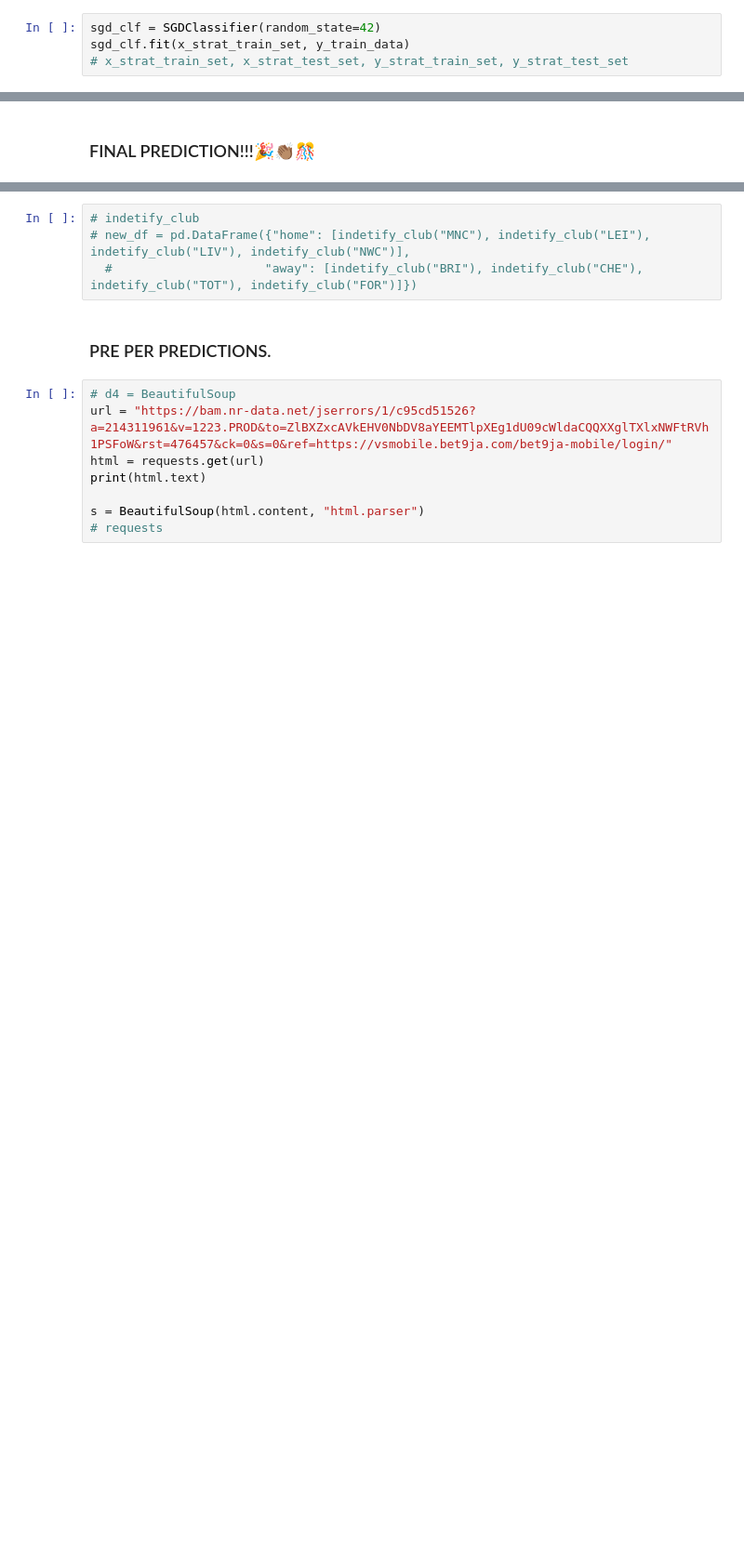
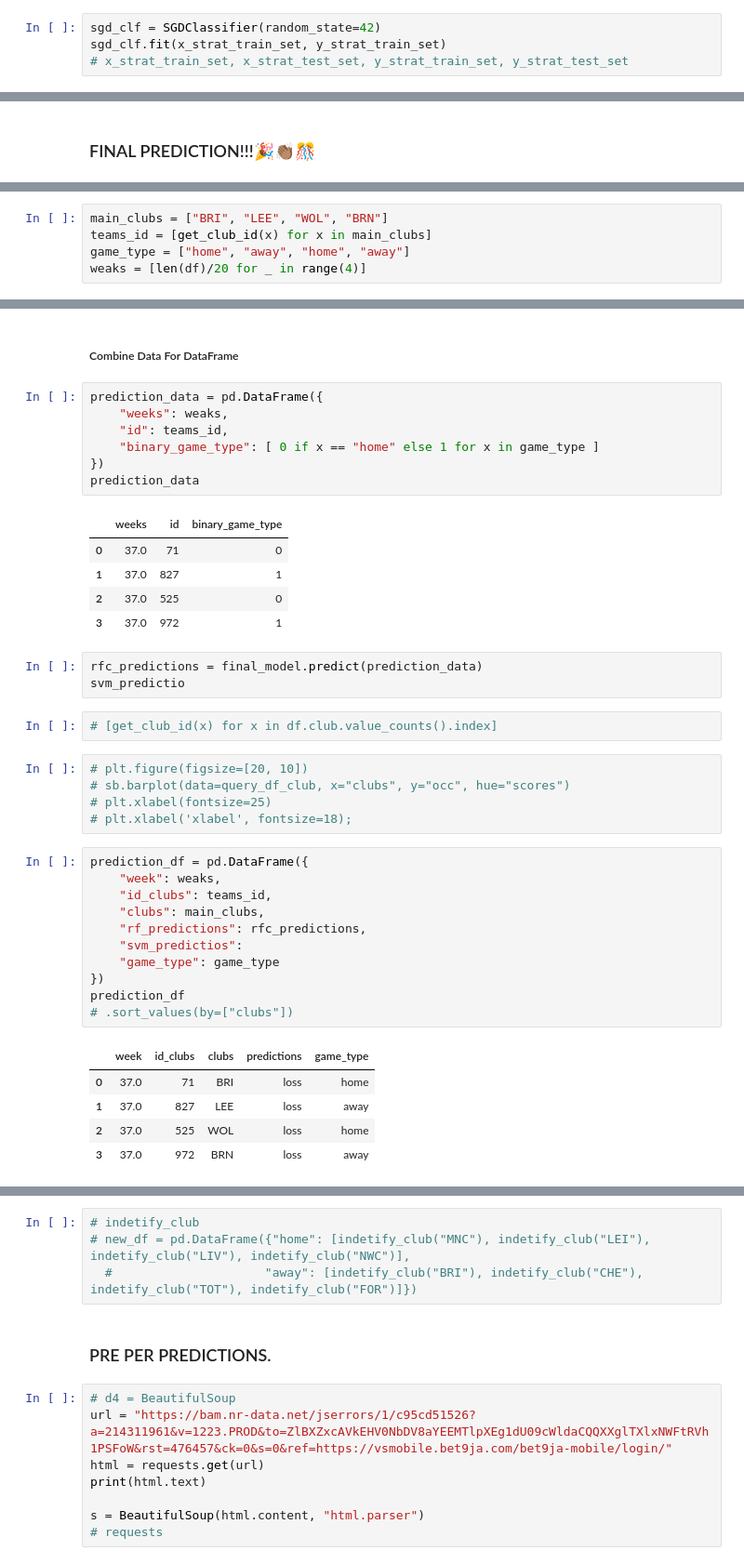
Before and after one commit to nicmodan/gambling-prediction-app, a Jupyter notebook: wranggling&predicting_data.ipynb, the cells around one changed output, grey strips where cells are left out. Shown: that part at 93% size. Saved outputs shown, nothing was run; the diff lists cells and outputs as text; blank space fills up the shorter version.

```diff
--- a/wranggling&predicting_data.ipynb
+++ b/wranggling&predicting_data.ipynb
@@ -596,7 +364,7 @@ accuracy: 0.4583333333333333
 ##### SGDClassifier
 # %%
 sgd_clf = SGDClassifier(random_state=42)
-sgd_clf.fit(x_strat_train_set, y_train_data)
+sgd_clf.fit(x_strat_train_set, y_strat_train_set)
 # x_strat_train_set, x_strat_test_set, y_strat_train_set, y_strat_test_set
 # %% [output]
 SGDClassifier(random_state=42)
@@ -713,0 +521,5 @@ prediction_df.sort_values(by=["clubs"])
+# %%
+main_clubs = ["BRI", "LEE", "WOL", "BRN"]
+teams_id = [get_club_id(x) for x in main_clubs]
+game_type = ["home", "away", "home", "away"]
+weaks = [len(df)/20 for _ in range(4)]
@@ -714 +535,43 @@ prediction_df.sort_values(by=["clubs"])
+# %% [markdown]
+##### Combine Data For DataFrame
+# %%
+prediction_data = pd.DataFrame({
+    "weeks": weaks,
+    "id": teams_id,
+    "binary_game_type": [ 0 if x == "home" else 1 for x in game_type ]
+})
+prediction_data
+# %% [output]
+|  | weeks | id | binary_game_type |
+| 0 | 37.0 | 71 | 0 |
+| 1 | 37.0 | 827 | 1 |
+| 2 | 37.0 | 525 | 0 |
+| 3 | 37.0 | 972 | 1 |
+# %%
+rfc_predictions = final_model.predict(prediction_data)
+svm_predictio
+# %%
+# [get_club_id(x) for x in df.club.value_counts().index]
+# %%
+# plt.figure(figsize=[20, 10])
+# sb.barplot(data=query_df_club, x="clubs", y="occ", hue="scores")
+# plt.xlabel(fontsize=25)
+# plt.xlabel('xlabel', fontsize=18);
+# %%
+prediction_df = pd.DataFrame({
+    "week": weaks,
+    "id_clubs": teams_id,
+    "clubs": main_clubs,
+    "rf_predictions": rfc_predictions,
+    "svm_predictios":
+    "game_type": game_type
+})
+prediction_df
+# .sort_values(by=["clubs"])
+# %% [output]
+|  | week | id_clubs | clubs | predictions | game_type |
+| 0 | 37.0 | 71 | BRI | loss | home |
+| 1 | 37.0 | 827 | LEE | loss | away |
+| 2 | 37.0 | 525 | WOL | loss | home |
+| 3 | 37.0 | 972 | BRN | loss | away |
 # %%
```
Also changed, not shown: parts of 103 cells of this notebook.
